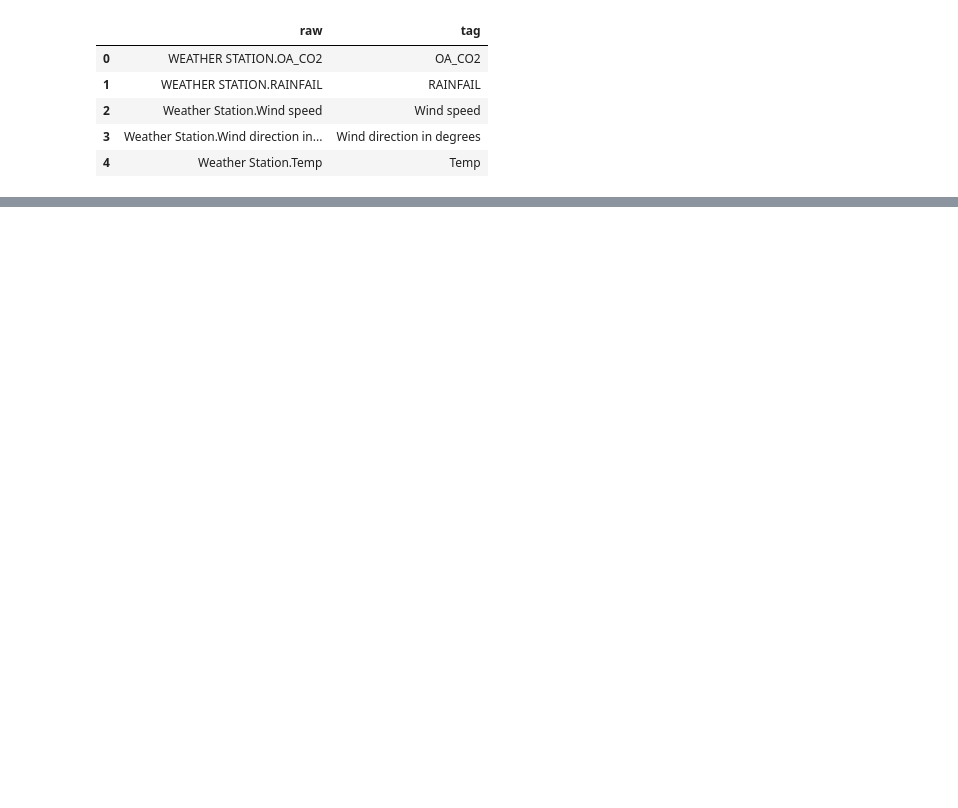
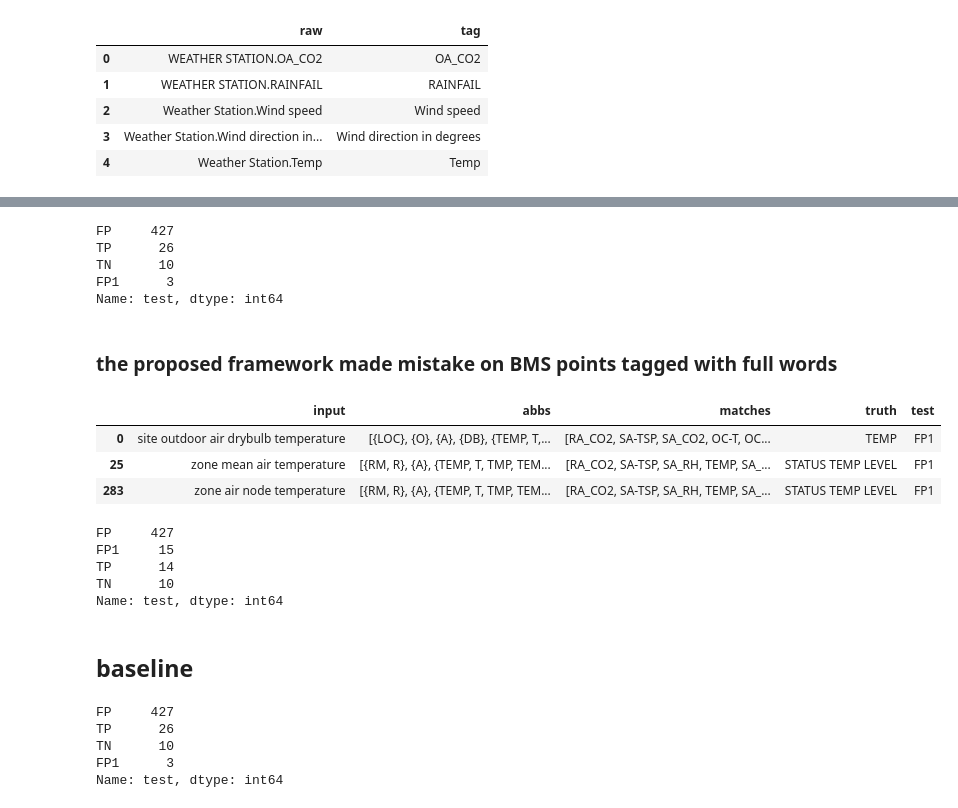
Before and after one commit to ideas-lab-nus/BEM_BMS_mapping, a Jupyter notebook: Building_B.ipynb, the cells around one changed output, grey strips where cells are left out. Cells and saved outputs as stored; diff of their text form; code cells hidden in the pictures; blank space fills up the shorter version.

```diff
--- a/Building_B.ipynb
+++ b/Building_B.ipynb
@@ -371,13 +91,0 @@ for i in range(188,332):
-# %%
-top7 = pd.DataFrame(columns = ['input','abbs','matches'])
-ls = truth['input'].unique()
-# add some input variables to map
-for i in range(len(ls)):
-    test = onNgram(ls[i],OPCtag,5)
-#     print(i,end=' ')
-#     print(test[1])
-    top7.loc[i,'input'] = ls[i]
-    top7.loc[i,'abbs'] = test[2]
-    top7.loc[i,'matches'] = test[0]
-#     result.loc[i,'detail'] = test[1]
-top7 = top7.join(truth.set_index('input'), on='input')
@@ -448,0 +92,15 @@ onNgram('zone mean air temperature',OPCtag,5)
+# %%
+dict1 = pd.read_csv('../HVACacronym.csv')
+dict2 = pd.read_csv('../HVACacronym1.csv')
+
+dict1['full']=dict1['full'].apply(lambda x: str.lower(x))
+dict2['name']=dict2['name'].apply(lambda x: str.lower(x))
+
+ABBdict = pd.concat([dict1.rename({'full':'name'}, axis='columns'),dict2])
+ABBdict['abb']= ABBdict[['abb']].values.tolist()
+ABBdict = pd.DataFrame(ABBdict.groupby('name')['abb'].sum())
+ABBdict['name']=ABBdict.index
+ABBdict.rename(index=str, columns={0: "abb"},inplace=True)
+ABBdict['abb']= ABBdict['abb'].apply(lambda x: set(x))
+
+ABBdict.reset_index(drop=True,inplace=True)
@@ -448,0 +153,3 @@ onNgram('zone mean air temperature',OPCtag,5)
+# %%
+truth = pd.read_csv('../truthSDE.csv')
+truth.drop(columns=['alter'],inplace = True)
@@ -448,0 +234,38 @@ onNgram('zone mean air temperature',OPCtag,5)
+# %%
+top5 = pd.DataFrame(columns = ['input','abbs','matches'])
+ls = truth['input'].unique()
+for i in range(len(ls)):
+    test = match(ls[i],OPCtag,5)
+    top5.loc[i,'input'] = ls[i]
+    top5.loc[i,'abbs'] = test[2]
+    top5.loc[i,'matches'] = test[0]
+top5 = top5.join(truth.set_index('input'), on='input')
+# %%
+t5 = check(top5,5)
+t5['test'].value_counts()
+# %% [output]
+FP     427
+TP      26
+TN      10
+FP1      3
+Name: test, dtype: int64
+# %% [markdown]
+### the proposed framework made mistake on BMS points tagged with full words
+# %%
+top5[top5['test']=='FP1']
+# %% [output]
+|  | input | abbs | matches | truth | test |
+| 0 | site outdoor air drybulb temperature | [{LOC}, {O}, {A}, {DB}, {TEMP, T,... | [RA_CO2, SA-TSP, SA_CO2, OC-T, OC... | TEMP | FP1 |
+| 25 | zone mean air temperature | [{RM, R}, {A}, {TEMP, T, TMP, TEM... | [RA_CO2, SA-TSP, SA_RH, TEMP, SA_... | STATUS TEMP LEVEL | FP1 |
+| 283 | zone air node temperature | [{RM, R}, {A}, {TEMP, T, TMP, TEM... | [RA_CO2, SA-TSP, SA_RH, TEMP, SA_... | STATUS TEMP LEVEL | FP1 |
+# %%
+t1 = check(top5,1)
+t1['test'].value_counts()
+# %% [output]
+FP     427
+FP1     15
+TP      14
+TN      10
+Name: test, dtype: int64
+# %% [markdown]
+## baseline
@@ -448,0 +343,9 @@ onNgram('zone mean air temperature',OPCtag,5)
+# %%
+t5 = check(top5,5)
+t5['test'].value_counts()
+# %% [output]
+FP     427
+TP      26
+TN      10
+FP1      3
+Name: test, dtype: int64
```
Also changed, not shown: parts of 42 cells of this notebook, 2 other files.
